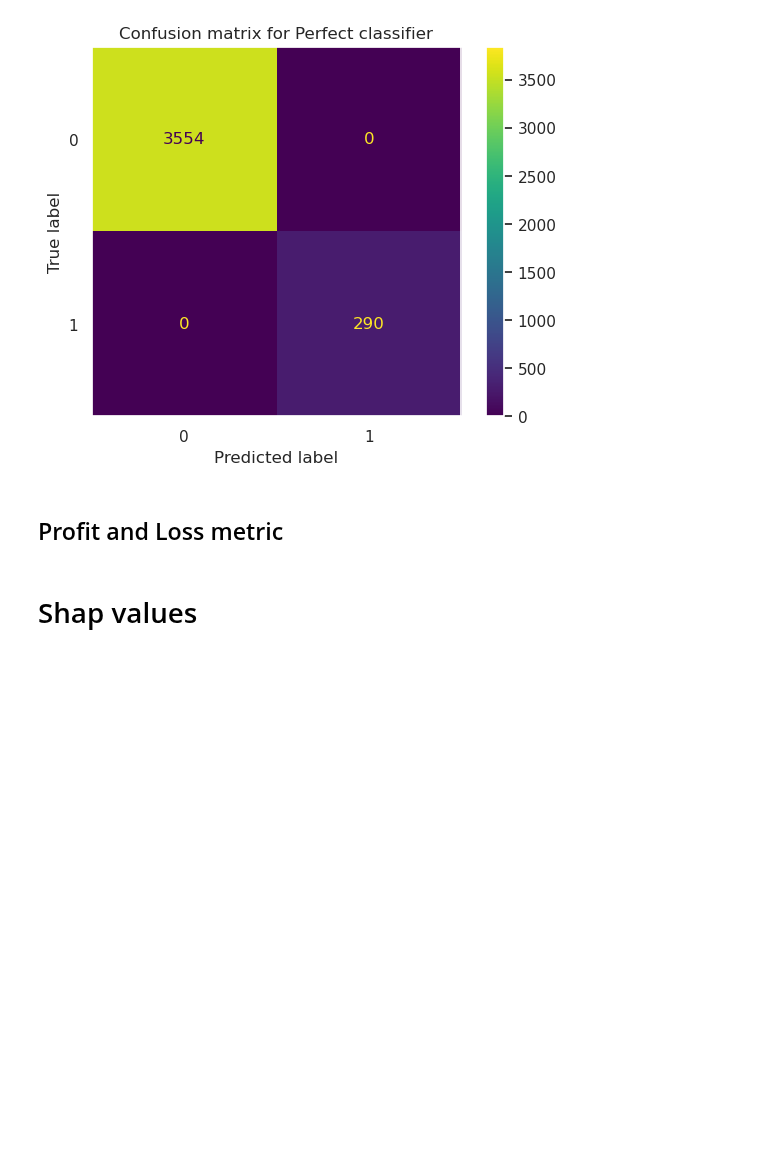
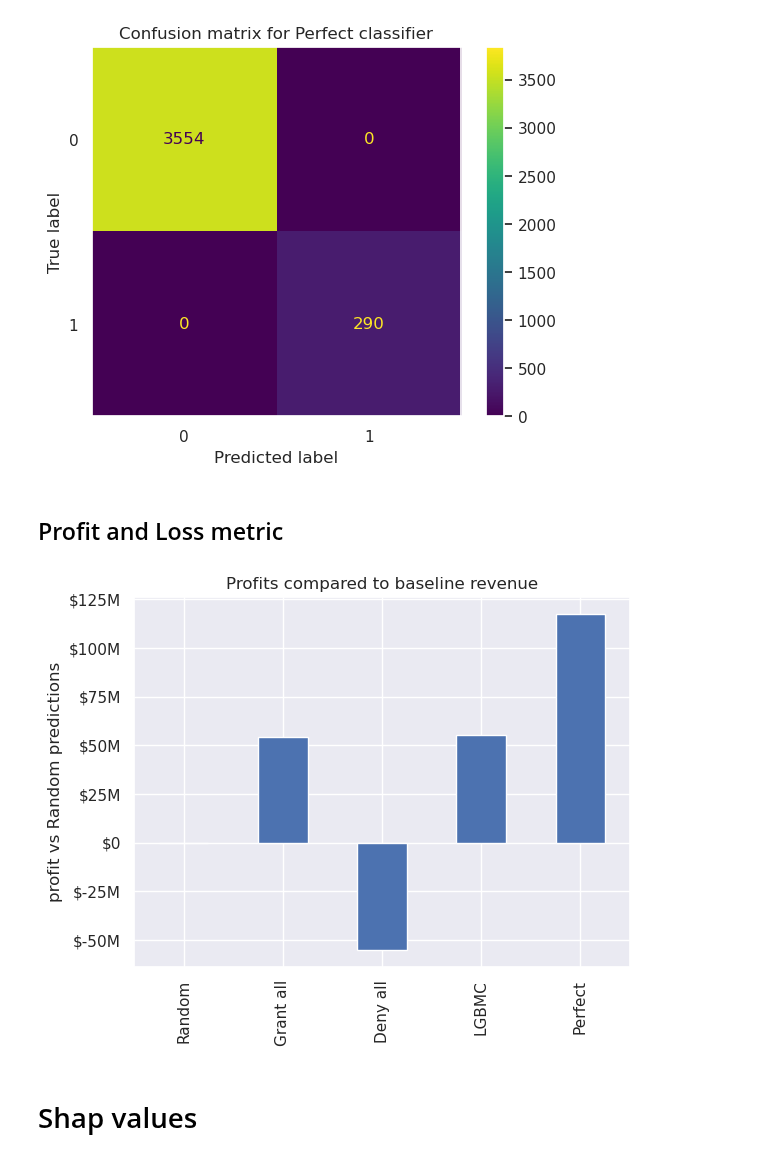
Before and after one commit to carlgennetais/P7_scoring_ML, a Jupyter notebook: notebooks/P7_04_modeling-pipeline.ipynb, the cells around one changed output. Saved outputs shown, nothing was run; the diff lists cells and outputs as text; code cells hidden in the pictures; blank space fills up the shorter version.

Commit message:
use $ in yaxis

```diff
--- a/notebooks/P7_04_modeling-pipeline.ipynb
+++ b/notebooks/P7_04_modeling-pipeline.ipynb
@@ -95,7 +95,7 @@ predictions are the same as true labels
 # %% [markdown]
 # Custom metric : Profits and Loss function
 # %%
-def human_format(num: float | int) -> str:
+def human_format(num: float | int, pos=None) -> str:
     """
     Format a big number in a human readable way with dollar sign and SI prefixes (k,m,M etc)
 
@@ -225,7 +225,7 @@ def pnl_to_baseline(y_true: "ndarray", y_pred: "ndarray", normalize=False):
     if normalize:
         return dollar_diff / abs(BASELINE_PNL)
     else:
-        return human_format(dollar_diff)
+        return dollar_diff
 # %% [markdown]
 ### Create customer scorer from custom pnl function
 # %%
@@ -522,7 +522,7 @@ for name, p in zip(clf_list, pred_list):
         y_test,
         p,
     )
-    results.loc[name, "pnl_to_baseline"] = pnl_to_baseline(y_test, p, normalize=True)
+    results.loc[name, "pnl_to_baseline"] = pnl_to_baseline(y_test, p, normalize=False)
 
 results.drop(["pnl_raw", "pnl_to_baseline"], axis=1).plot.bar(subplots=False)
 plt.title("Choosing the right metric for imbalanced classification")
@@ -576,10 +576,13 @@ custom_confusion_matrix_plot(y_test, model["classifier"].classes_, "Perfect")
 # %% [markdown]
 ## Profit and Loss metric
 # %%
-results.pnl_to_baseline.plot.bar(subplots=False)
+ax = results.pnl_to_baseline.plot.bar(subplots=False)
 plt.title("Profits compared to baseline revenue")
-plt.ylabel("profit vs baseline (ratio)")
+plt.ylabel("profit vs Random predictions")
+ax.yaxis.set_major_formatter(human_format)
 plt.show();
+# %% [output]
+[figure, added]
 # %% [markdown]
 # Shap values
 # %%
```
